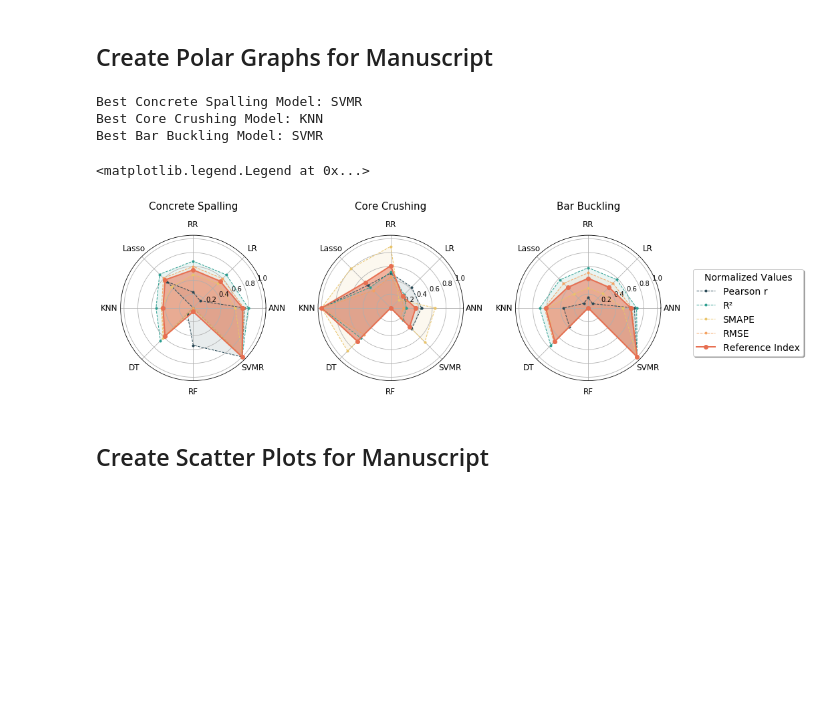
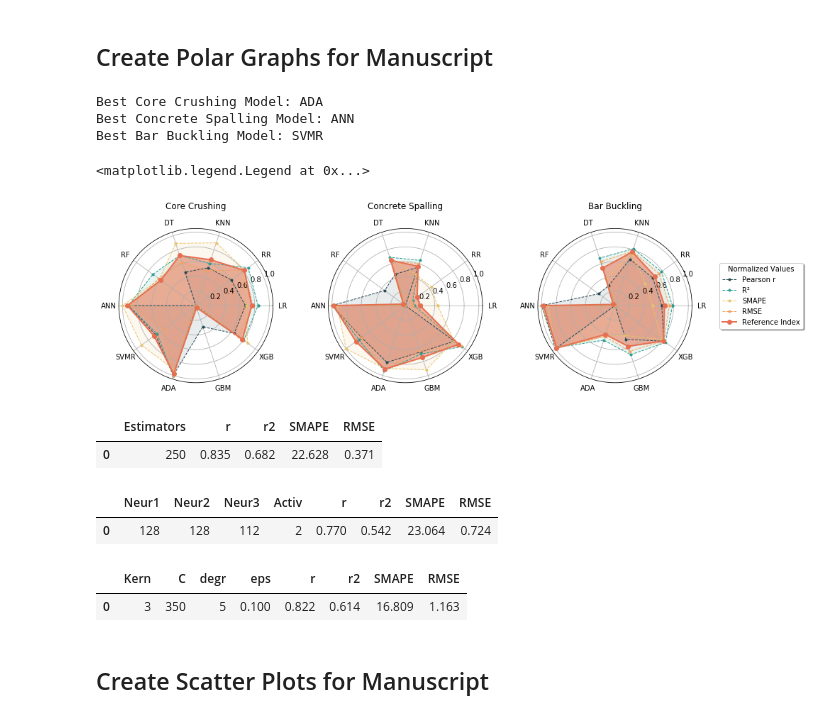
Before and after one commit to Borislav-Todorov/Bridge_Pier_ML, a Jupyter notebook: Models/Rect_PierPBD-ML.ipynb, the cells around one changed output. Drawn from its saved outputs; the diff is of its cells as text; code cells hidden in the pictures; blank space fills up the shorter version.

```diff
--- a/Models/Rect_PierPBD-ML.ipynb
+++ b/Models/Rect_PierPBD-ML.ipynb
@@ -130,6 +136,7 @@ train_all_ratio = 80/100
 train_x = X_[:int(len(X)*train_all_ratio)]
 test_x = X_[int(len(X)*train_all_ratio):]
 test_x_original = X[int(len(X)*train_all_ratio):]
+test_xbe_original = XBE[int(len(X)*train_all_ratio):]
 train_y = Y_[:int(len(X)*train_all_ratio)] # training targets contains inputed targets
 test_y = Y[int(len(X)*train_all_ratio):] # testing targets are original targets
 
@@ -1018,6 +1217,7 @@ best_svmr_3 = pd.DataFrame(best_svmr_3[:5],columns = headings)
 # %%
 test_y_1, test_y_2, test_y_3 = [], [], []
 test_x_original_1, test_x_original_2, test_x_original_3 = pd.DataFrame(test_x_original), pd.DataFrame(test_x_original), pd.DataFrame(test_x_original)
+test_xbe_original_3 = pd.DataFrame(test_xbe_original)
 
 for i in range(len(test_y)):
     if np.isnan(test_y[:,0][i]) == False:
@@ -1032,6 +1232,7 @@ for i in range(len(test_y)):
         test_y_3.append(test_y[:,2][i])
     else:
         test_x_original_3 = test_x_original_3.drop(labels = i, axis = 0)
+        test_xbe_original_3 = test_xbe_original_3.drop(labels = i, axis = 0)
 test_y_1 = np.array(test_y_1)
 test_y_2 = np.array(test_y_2)
 test_y_3 = np.array(test_y_3)
@@ -1169,30 +1380,34 @@ result = []
 df = pd.read_excel(FILE_PATH)
 head = list(df.columns[:8])
 head.append(df.columns[10])
-head.append("ANN Prediction")
 head.append("Linear Regression Prediction")
 head.append("Ridge Regression Prediction")
-head.append("Lasso Regression Prediction")
 head.append("KNN Prediction")
 head.append("Decision Tree Prediction")
 head.append("Random Forest Prediction")
+head.append("ANN Prediction")
 head.append("Support Vector Prediction")
+head.append("XGBoost Prediction")
+head.append("ADABoost Prediction")
+head.append("LightGBM Prediction")
 result.append(head[1:])
 
 for i in range(len(test_y_3)):
     tmp = list(test_x_original_3.to_numpy()[i])
     tmp.append(test_y_3[i])
-    tmp.append(pred_y_nn_3[i])
     tmp.append(pred_y_lr_3[i])
     tmp.append(pred_y_rr_3[i])
-    tmp.append(pred_y_Lasso_3[i])
     tmp.append(pred_y_knn_3[i])
     tmp.append(pred_y_dt_3[i])
     tmp.append(pred_y_rf_3[i])
+    tmp.append(pred_y_nn_3[i])
     tmp.append(pred_y_svmr_3[i])
+    tmp.append(pred_y_xgbr_3[i])
+    tmp.append(pred_y_ada_3[i])
+    tmp.append(pred_y_gbm_3[i])
     result.append(tmp)
 result = pd.DataFrame(result)
-
+#result.to_excel("Rect_Buckling.xlsx")
 result
 # %% [output]
 |  | 0 | 1 | 2 | 3 | 4 | 5 | 6 | 7 | 8 | 9 | 10 | ... |
@@ -1211,16 +1429,16 @@ result
 # %% [markdown]
 ## Create Polar Graphs for Manuscript
 # %%
-labels=np.array(['ANN', 'LR', 'RR', 'Lasso', 'KNN', 'DT', 'RF', 'SVMR'])
-models = {0:'ANN',1: 'LR',2: 'RR',3: 'Lasso',4: 'KNN',5: 'DT',6: 'RF',7: 'SVMR'}
+labels=np.array(['LR', 'RR', 'KNN', 'DT', 'RF', 'ANN', 'SVMR', 'ADA', 'GBM', 'XGB'])
+models = {0:'LR', 1:'RR', 2:'KNN', 3:'DT', 4:'RF', 5:'ANN', 6:'SVMR', 7:'ADA', 8:'GBM', 9:'XGB'}
 best_1, best_2, best_3 = [],[],[]
 best_model = {0: best_1,1: best_2,2: best_3}
-title_lbl= {1:'Core Crushing', 0:'Concrete Spalling', 2:'Bar Buckling'}
+title_lbl= {0:'Core Crushing', 1:'Concrete Spalling', 2:'Bar Buckling'}
 legend_lbl=np.array(['Pearson r','R²','SMAPE','RMSE','Reference Index'])
-varlist_1= {0:best_nn_1, 1:best_lr_1, 2:best_rr_1, 3:best_lasso_1, 4:best_knn_1, 5:best_dt_1, 6:best_rf_1, 7:best_svmr_1}
-varlist_2= {0:best_nn_2, 1:best_lr_2, 2:best_rr_2, 3:best_lasso_2, 4:best_knn_2, 5:best_dt_2, 6:best_rf_2, 7:best_svmr_2}
-varlist_3= {0:best_nn_3, 1:best_lr_3, 2:best_rr_3, 3:best_lasso_3, 4:best_knn_3, 5:best_dt_3, 6:best_rf_3, 7:best_svmr_3}
-list_of_lists= {0:varlist_2, 1:varlist_1, 2:varlist_3}
+varlist_1 = {0: best_lr_1, 1:best_rr_1, 2:best_knn_1, 3:best_dt_1, 4:best_rf_1, 5:best_nn_1, 6:best_svmr_1, 7:best_ada_1, 8:best_gbm_1, 9:best_xgbr_1}
+varlist_2 = {0: best_lr_2, 1:best_rr_2, 2:best_knn_2, 3:best_dt_2, 4:best_rf_2, 5:best_nn_2, 6:best_svmr_2, 7:best_ada_2, 8:best_gbm_2, 9:best_xgbr_2}
+varlist_3 = {0: best_lr_3, 1:best_rr_3, 2:best_knn_3, 3:best_dt_3, 4:best_rf_3, 5:best_nn_3, 6:best_svmr_3, 7:best_ada_3, 8:best_gbm_3, 9:best_xgbr_3}
+list_of_lists= {0:varlist_1, 1:varlist_2, 2:varlist_3}
 
 palette = ["#264653", "#2a9d8f", "#e9c46a", "#f4a261", "#e76f51"]
 sns.set_palette(palette)
@@ -1230,40 +1448,56 @@ for i in range(len(list_of_lists)):
     plt_title = title_lbl.get(i)
     radial_r, radial_r2, radial_SMAPE, radial_RMSE, radial_RefIDX = [], [], [], [], []
     angles=np.linspace(0, 2*np.pi, len(labels), endpoint=False)
     for j in range(len(list_of_lists[i])):
         radial_r.append(list_of_lists[i][j].at[0,'r'])
         radial_r2.append(list_of_lists[i][j].at[0,'r2'])
         radial_SMAPE.append(list_of_lists[i][j].at[0,'SMAPE'])
         radial_RMSE.append(list_of_lists[i][j].at[0,'RMSE'])
 
     angles=np.concatenate((angles,[angles[0]]))
     radial_r=np.concatenate((radial_r,[radial_r[0]]))
     radial_r2=np.concatenate((radial_r2,[radial_r2[0]]))
     radial_SMAPE=np.concatenate((radial_SMAPE,[radial_SMAPE[0]]))
     radial_RMSE=np.concatenate((radial_RMSE,[radial_RMSE[0]]))
     radial_r = Norm(radial_r)
     radial_r2 = Norm(radial_r2)
     radial_SMAPE = Norm_inv(radial_SMAPE)
     radial_RMSE = Norm_inv(radial_RMSE)
     radialplt= {0:radial_r, 1:radial_r2, 2:radial_SMAPE, 3:radial_RMSE}
     radial_RefIDX = List_AVG(radial_r, radial_r2, radial_SMAPE, radial_RMSE)
+
     for j in range(len(radialplt)):
         ax[i].plot(angles, radialplt[j], marker = '.', ls = '--', lw = 1, alpha=1)
         ax[i].fill(angles, radialplt[j], alpha=0.1)
 
     ax[i].plot(angles, radial_RefIDX, 'o-', alpha=1, lw = 2)
     ax[i].fill(angles, radial_RefIDX, alpha=.5)
-    ax[i].set_thetagrids(angles * 180/np.pi, labels, fontsize = 12, y =-.025)
-    ax[i].set_title(plt_title, fontsize = 15, y=1.15)
-    best_model[i] = (radial_RefIDX[:8])
+    ax[i].set_thetagrids(angles[:10] * 180/np.pi, labels)
+    ax[i].set_title(plt_title, y=1.1)
+    best_model[i] = (radial_RefIDX[:10])
     print("Best",title_lbl[i], "Model:",models.get(best_model[i].index(max(best_model[i]))))
-ax[2].legend(legend_lbl,title="Normalized Values", title_fontsize = 14,loc='upper center', bbox_to_anchor=(1.6, 0.8), shadow=True, ncol=1,fontsize = 14)
+ax[2].legend(legend_lbl,title="Normalized Values",loc='upper center', bbox_to_anchor=(1.45, 0.8), shadow=True, ncol=1)
 # %% [output]
-Best Concrete Spalling Model: SVMR
-Best Core Crushing Model: KNN
+Best Core Crushing Model: ADA
+Best Concrete Spalling Model: ANN
 Best Bar Buckling Model: SVMR
 <matplotlib.legend.Legend at 0x...>
-[figure, old version]
+[figure, new version]
+# %%
+best_ada_1
+# %% [output]
+|  | Estimators | r | r2 | SMAPE | RMSE |
+| 0 | 250 | 0.835 | 0.682 | 22.628 | 0.371 |
+# %%
+best_nn_2
+# %% [output]
+|  | Neur1 | Neur2 | Neur3 | Activ | r | r2 | SMAPE | RMSE |
+| 0 | 128 | 128 | 112 | 2 | 0.770 | 0.542 | 23.064 | 0.724 |
+# %%
+best_svmr_3
+# %% [output]
+|  | Kern | C | degr | eps | r | r2 | SMAPE | RMSE |
+| 0 | 3 | 350 | 5 | 0.100 | 0.822 | 0.614 | 16.809 | 1.163 |
 # %% [markdown]
 ## Create Scatter Plots for Manuscript
 # %%
```
Also changed, not shown: parts of 53 cells of this notebook.
